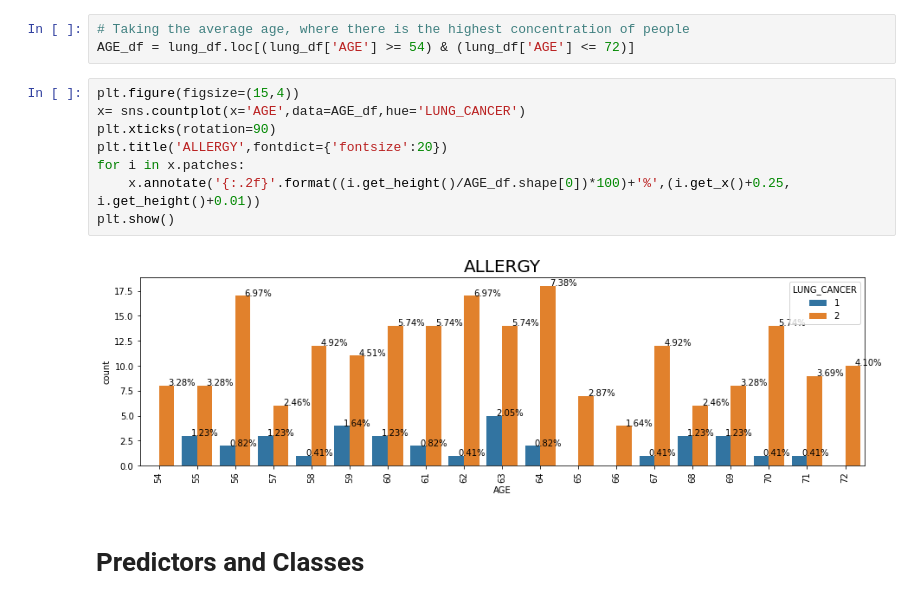
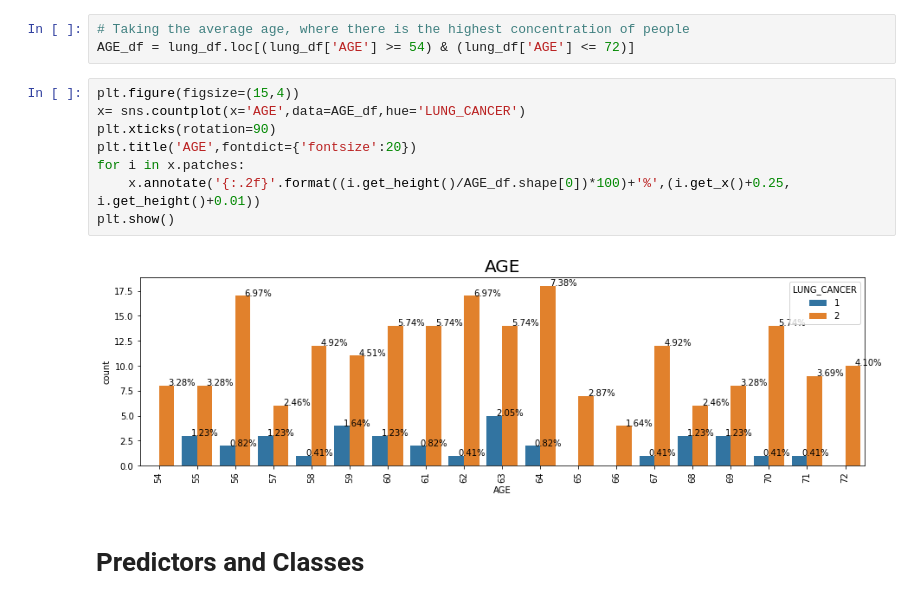
Before and after one commit to matheusapostulo/lung-cancer-machine-learning, a Jupyter notebook: Lung_Cancer_Machine_Learning.ipynb, the cells around one changed output. Drawn from its saved outputs; the diff is of its cells as text.

```diff
--- a/Lung_Cancer_Machine_Learning.ipynb
+++ b/Lung_Cancer_Machine_Learning.ipynb
@@ -378,13 +378,13 @@ AGE_df = lung_df.loc[(lung_df['AGE'] >= 54) & (lung_df['AGE'] <= 72)]
 # %%
 plt.figure(figsize=(15,4))
 x= sns.countplot(x='AGE',data=AGE_df,hue='LUNG_CANCER')
 plt.xticks(rotation=90)
-plt.title('ALLERGY',fontdict={'fontsize':20})
+plt.title('AGE',fontdict={'fontsize':20})
 for i in x.patches:
     x.annotate('{:.2f}'.format((i.get_height()/AGE_df.shape[0])*100)+'%',(i.get_x()+0.25, i.get_height()+0.01))
 plt.show()
 # %% [output]
-[figure, old version]
+[figure, new version]
 # %% [markdown]
 # Predictors and Classes
 # %%
```
